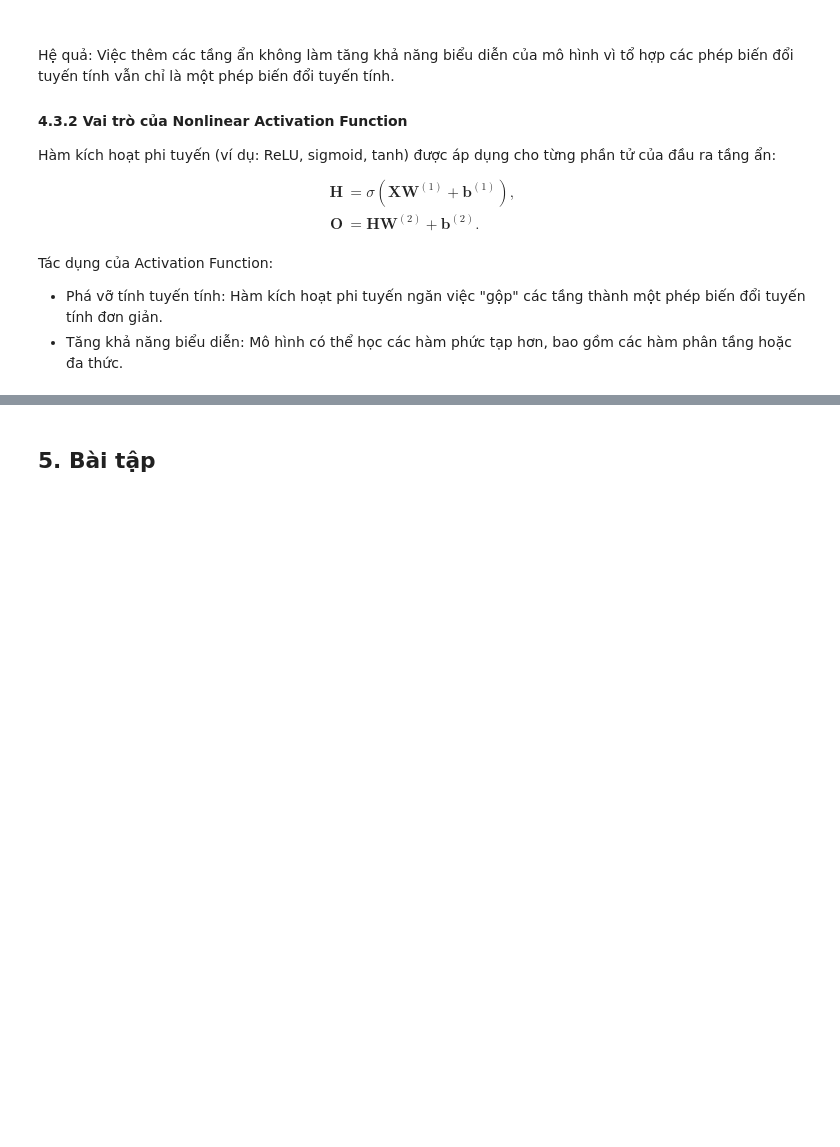
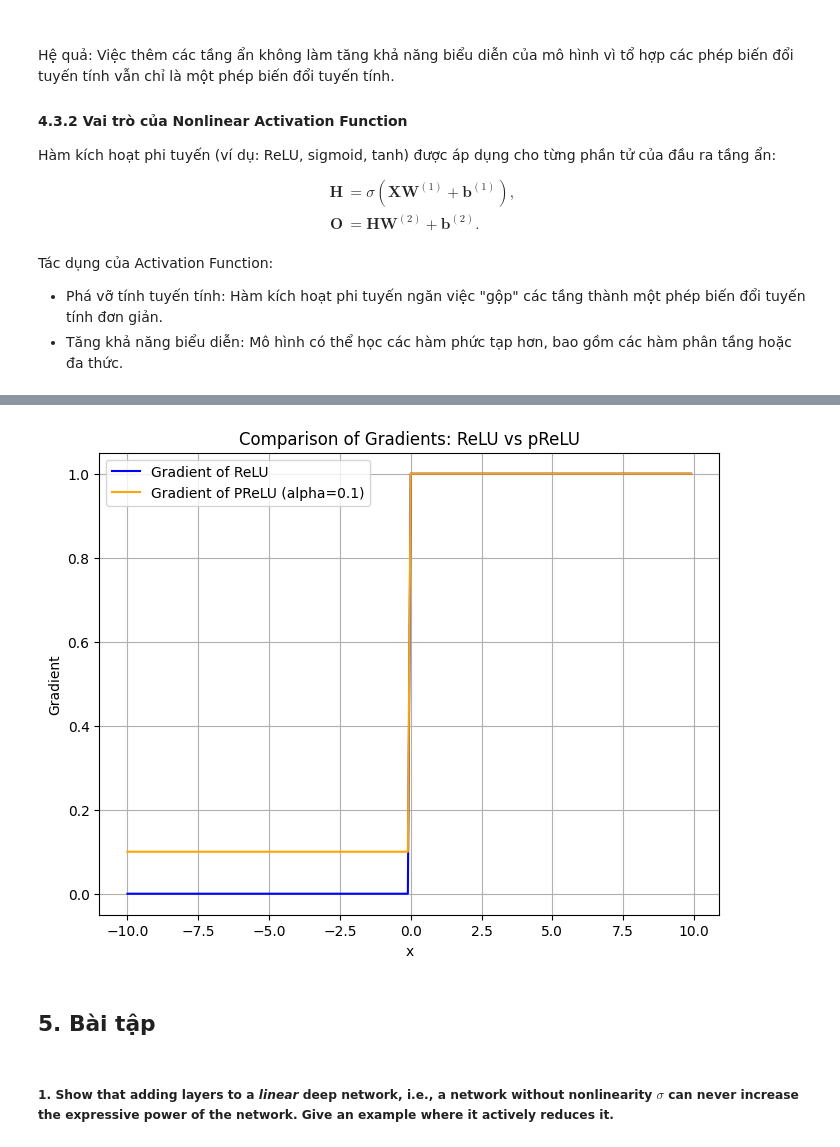
Before and after one commit to lifebow/MFFCS, a Jupyter notebook: hiddenLayers.ipynb, the cells around one changed output, grey strips where cells are left out. Cells and saved outputs as stored; diff of their text form; code cells hidden in the pictures; blank space fills up the shorter version.

```diff
--- a/hiddenLayers.ipynb
+++ b/hiddenLayers.ipynb
@@ -123,2 +185,27 @@ Hàm kích hoạt trong mạng neural là hàm phi tuyến được áp dụng l
+# %%
+# Reset gradient before calculating for ReLU
+x.grad = None
+y.backward(torch.ones_like(x), retain_graph=True)
+grad_relu = x.grad.clone()  # Save gradient of ReLU
+
+# Reset gradient before calculating for PReLU
+x.grad = None
+y_prelu.backward(torch.ones_like(x), retain_graph=True)
+grad_prelu = x.grad.clone()  # Save gradient of PReLU
+
+# Plot the gradients
+plt.figure(figsize=(8, 6))
+plt.plot(x.detach(), grad_relu, label="Gradient of ReLU", color='blue')
+plt.plot(x.detach(), grad_prelu, label=f"Gradient of PReLU (alpha={alpha})", color='orange')
+plt.title("Comparison of Gradients: ReLU vs pReLU")
+plt.xlabel("x")
+plt.ylabel("Gradient")
+plt.grid(True)
+plt.legend()
+plt.show()
+# %% [output]
+[figure, added]
 # %% [markdown]
 ## 5. Bài tập
+# %% [markdown]
+##### 1. Show that adding layers to a *linear* deep network, i.e., a network without nonlinearity $\sigma$ can never increase the expressive power of the network. Give an example where it actively reduces it.
```
Also changed, not shown: parts of 26 cells of this notebook.
